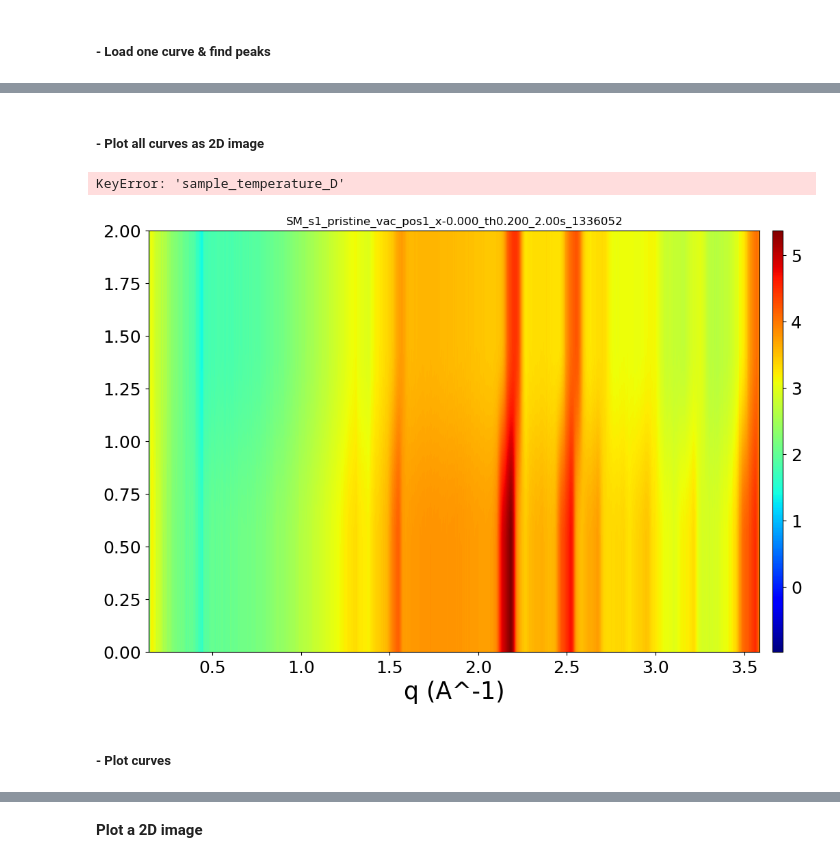
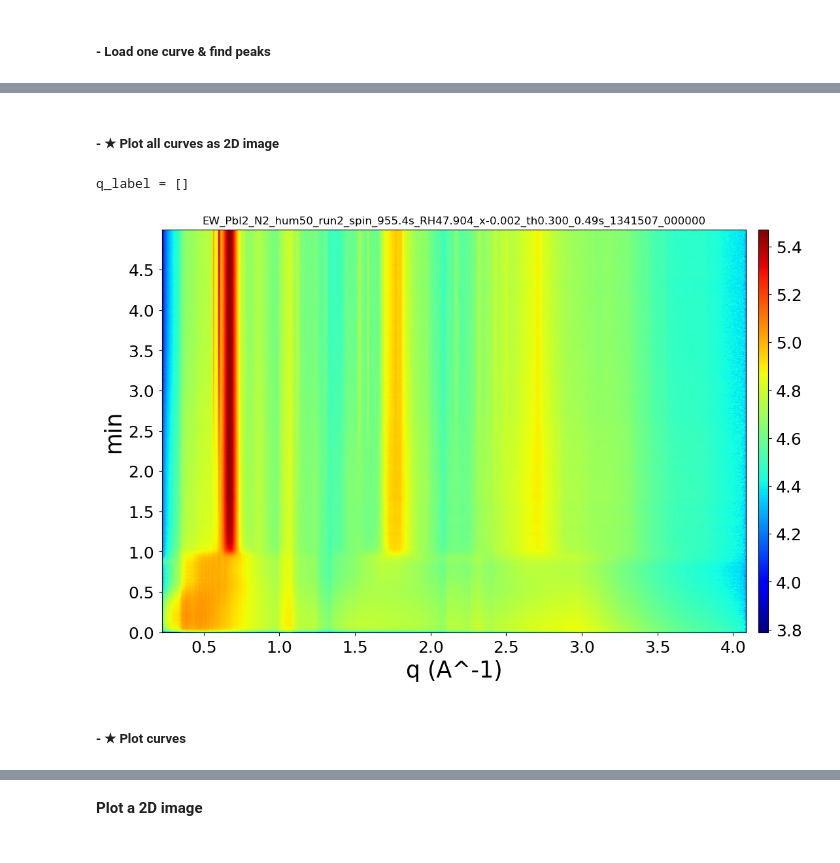
Before and after one commit to CFN-softbio/SciAnalysis, a Jupyter notebook: examples/beamlines/NSLSII_11BM_CMS/UShell/SciAnalysis_Basic_v2_SWAXS.ipynb, the cells around one changed output, grey strips where cells are left out. Drawn from its saved outputs; the diff is of its cells as text; code cells hidden in the pictures.

```diff
--- a/examples/beamlines/NSLSII_11BM_CMS/UShell/SciAnalysis_Basic_v2_SWAXS.ipynb
+++ b/examples/beamlines/NSLSII_11BM_CMS/UShell/SciAnalysis_Basic_v2_SWAXS.ipynb
@@ -356,11 +360,11 @@ print('{} (deg) <===> {:.3f} (A^-1)'.format(anlge_deg, data.calibration.angle_to
 # %%
 ### Specify directory, detector, and files of interest
-DET = 'waxs'
-EXPR_DIR = '/nsls2/data/cms/legacy/xf11bm/data/2024_1/beamline/ETsai/ATaylor/'
+DET = 'maxs'
+EXPR_DIR = '/nsls2/data/cms/legacy/xf11bm/data/2024_1/LLoo/EW_FAI0_PbI20_hum50_air_run1/'
 
-exp = Experiment.experiment('PBG_Sep', folder=EXPR_DIR, det=DET, beamline='None') ##Experiment name: rbitrary or related to the sample name
+exp = Experiment.experiment('EW_PbI2', folder=EXPR_DIR, det=DET, beamline='None') ##Experiment name: rbitrary or related to the sample name
 #exp.dict['expinfo']['fn_patterns'] = ['*SM_s1*pos1*th0.2*', '*SM_s3*pos1*th0.2*'] #['SM_thermals4_*30.00*'] #['SC*CS*pos1*th0.15*'] #['SC*FP1**RPM3*T30*V18*pos1*th0*']
-exp.dict['expinfo']['fn_patterns'] = ['*SM_s2*pos1*th0.2*', '*SM_s4*pos1*th0.2*'] #['SM_thermals4_*30.00*'] #['SC*CS*pos1*th0.15*'] #['SC*FP1**RPM3*T30*V18*pos1*th0*']
+exp.dict['expinfo']['fn_patterns'] = ['*EW_*spin*',] #['SM_thermals4_*30.00*'] #['SC*CS*pos1*th0.15*'] #['SC*FP1**RPM3*T30*V18*pos1*th0*']
 
 #exp = Experiment.experiment('SM_b1', folder=EXPR_DIR, det='saxs', beamline='None') ##Experiment name: rbitrary or related to the sample name
 #exp.dict['expinfo']['fn_patterns'] = ['*SM_b1*'] #['SM_thermals4_*30.00*'] #['SC*CS*pos1*th0.15*'] #['SC*FP1**RPM3*T30*V18*pos1*th0*']
@@ -386,4 +390,5 @@ except:
 ### Show some info
 exp.show()
 exp.showFileInfo(idx=0)
+exp.showFileInfo(idx=1)
 # %% [output]
@@ -413,8 +421,8 @@ print(infiles[0].split('_'+'saxs')[0].split('_')[-2])
 #print(infiles[0].split('_'+det)[0].split('_')[-2])
 
 infiles = exp.dict['rawinfo']['filename']
-infiles = sorted(infiles, key=lambda x: x.split('_'+'saxs')[0].split('_')[-2])
-infiles = sorted(infiles, key=lambda x: float(x.split('x')[1].split('_')[0]))
+infiles = sorted(infiles, key=lambda x: x.split('_'+'maxs')[0].split('_')[-2])
+#infiles = sorted(infiles, key=lambda x: float(x.split('x')[1].split('_')[0]))
 
 exp.dict['rawinfo']['filename'] = infiles
 
@@ -611,8 +700,9 @@ run_args = { 'verbosity' : 3,
             #'save_results' : ['xml', 'plots', 'txt', 'hdf5'],
             }
 process = Protocols.ProcessorXS(load_args=load_args, run_args=run_args)
-#infiles = exp.dict['expinfo']['filename']
-
+if 0:
+    infiles = [exp.dict['rawinfo']['filename'][0]]
+    print(infiles)
 
 ### Run analysis
 protocols = ['circular_average'] #['linecut_angle'] #['circular_average'] #, 'sector_average', 'linecut_qz']
@@ -806,9 +900,8 @@ from SciAnalysis.ExpAnalysis import Tools
 ### Load experiment dict (previuosly analyzed data)
 if True:
 
-    #exp_dict_h5 = '/nsls2/data/cms/legacy/xf11bm/data/2022_3/RHeadrick3//data/B6_N3_cms_exp.h5'
-    #exp_dict_h5 = '/nsls2/data/cms/legacy/xf11bm/data/2023_1/beamline/ETsai2//data/PBG_run1_cms_exp.h5'
-    exp_dict_h5 = '/nsls2/data/cms/legacy/xf11bm/data/2023_2/SMorozova//data/SM_thermals13_run2_cms_exp.h5'
+    #exp_dict_h5 = '/nsls2/data/cms/legacy/xf11bm/data/2023_2/SMorozova//data/SM_thermals13_run2_cms_exp.h5'
+    exp_dict_h5 = '/nsls2/data/cms/legacy/xf11bm/data/2024_1/LLoo/Summary/EW_PbI2_N2_hum50_run2_cms_MAXS.h5'
     exp_dict_load = h5todict(exp_dict_h5)
     #print(exp_dict_load.keys())
 
@@ -868,48 +960,50 @@ fit_param = [height, width, prominence]
 # %% [markdown]
-##### - __Plot all curves as 2D image__
+##### - __&#9733; Plot all curves as 2D image__
 # %%
 #I_stack.shape
 # %%
 q_label = [] #[1.278, 1.88, 2.219, 2.564, 2.905]; # Label the lines
 flag_log = [1, 0]
 
 #protocol = 'circular_average'
 protocol = list(exp.dict['analysis'].keys())[-1]
 
-
 x_axis = exp.dict['analysis'][protocol]['q']
 I_stack = exp.dict['analysis'][protocol]['I_stack']
 if flag_log[0]:
     I_stack = np.log(I_stack)
 
+idx0 = 40
+
 %matplotlib inline
 plt.figure(2, figsize=(12,8)); plt.clf()
 ax = plt.gca()
-plt.imshow(I_stack, origin='lower', cmap='jet', extent = [np.min(x_axis), np.max(x_axis), 0, I_stack.shape[0]],  aspect='auto') #aspect='auto' 0.005
+plt.imshow(I_stack[:, idx0:], origin='lower', cmap='jet', extent = [np.min(x_axis[idx0:]), np.max(x_axis), 0, I_stack.shape[0]],  aspect='auto') #aspect='auto' 0.005
 cbar = plt.colorbar(fraction=0.02, pad=0.02, aspect=40)
 filename = exp.dict['rawinfo']['filename'][0]
 plt.title(filename)
 plt.xlabel('q (A^-1)')
+plt.ylabel('file index')
 
 if 1:
-    Ts = exp.dict['metadata']['sample_temperature_D']
-    idx_array = np.arange(0, I_stack.shape[0], 20).astype(int)
+    #Ts = exp.dict['metadata']['sample_temperature_D']
+    idx_array = np.arange(0, I_stack.shape[0], 60).astype(int)
     ylabel_array = []
     for idx in idx_array:
-        ylabel_array.append(Ts[idx])
+        ylabel_array.append(np.round(idx/2/60,1))
     ax.set_yticks(idx_array)
     ax.set_yticklabels(ylabel_array)
-    plt.ylabel('degC')
+    plt.ylabel('min')
 
 
 print('q_label = {}'.format(q_label))
 for q in q_label:
     plt.plot([q, q], [0, I_stack.shape[0]], 'k',  alpha=0.2)
 # %% [output]
-KeyError: 'sample_temperature_D'
+q_label = []
-[figure, old version]
+[figure, new version]
 # %% [markdown]
-##### - __Plot curves__
+##### - __&#9733; Plot curves__
 # %%
 %matplotlib inline
 plt.figure(1, figsize=(8, 8)); plt.clf()
```
Also changed, not shown: parts of 28 cells of this notebook.
